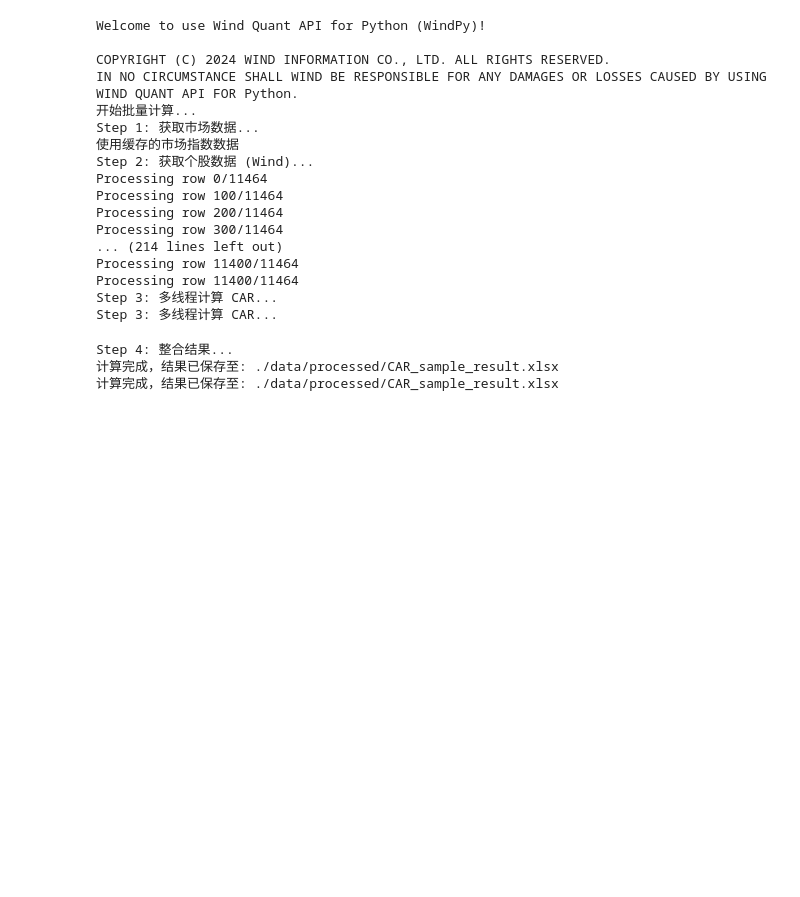
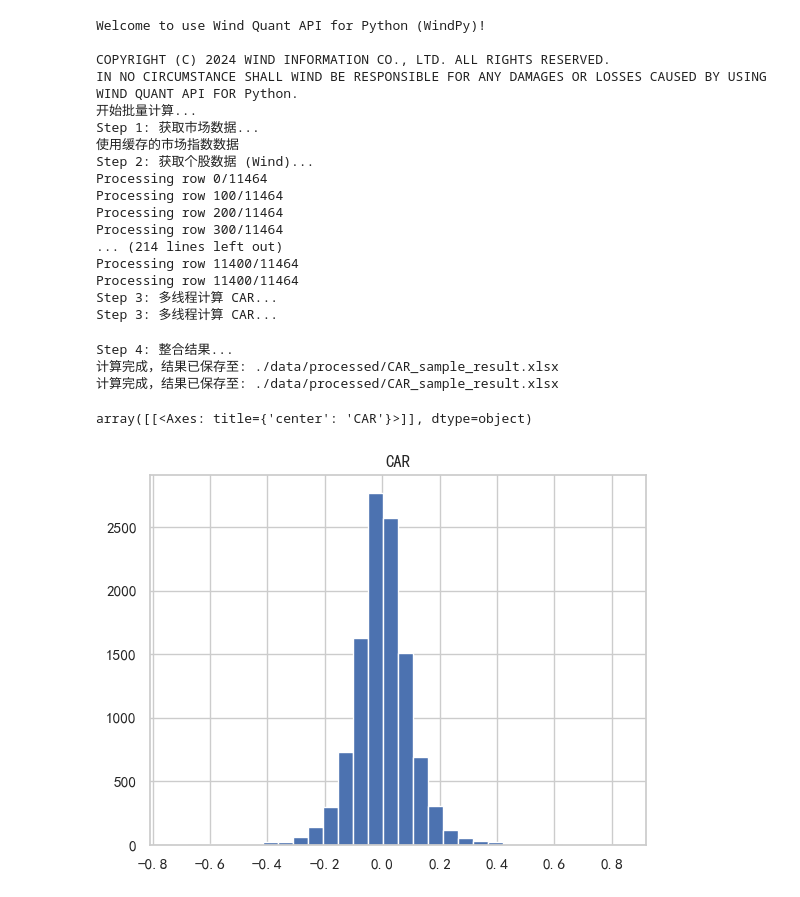
Before and after one commit to PaperDragon85/Buyback-Dividend-in-Innovation-Competition, a Jupyter notebook: CAR.ipynb, the cells around one changed output. Cells and saved outputs as stored; diff of their text form; code cells hidden in the pictures; blank space fills up the shorter version.

```diff
--- a/CAR.ipynb
+++ b/CAR.ipynb
@@ -98,3 +98,11 @@ Step 3: 多线程计算 CAR...
 Step 4: 整合结果...
 计算完成，结果已保存至: ./data/processed/CAR_sample_result.xlsx
 计算完成，结果已保存至: ./data/processed/CAR_sample_result.xlsx
+# %%
+df_result.head(5)
+from matplotlib import pyplot as plt
+
+df_result[['CAR']].hist(bins=30, )
+# %% [output]
+array([[<Axes: title={'center': 'CAR'}>]], dtype=object)
+[figure, added]
```
Also changed, not shown: parts of 1 cell of this notebook, 7 other files.
